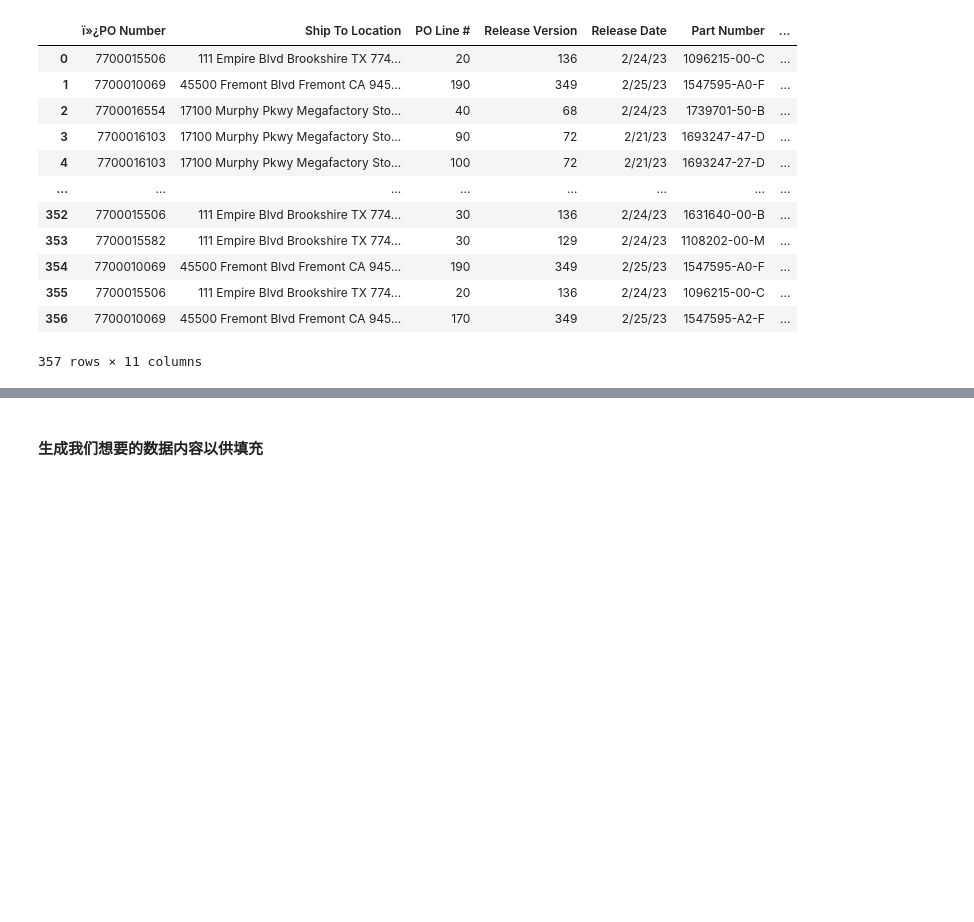
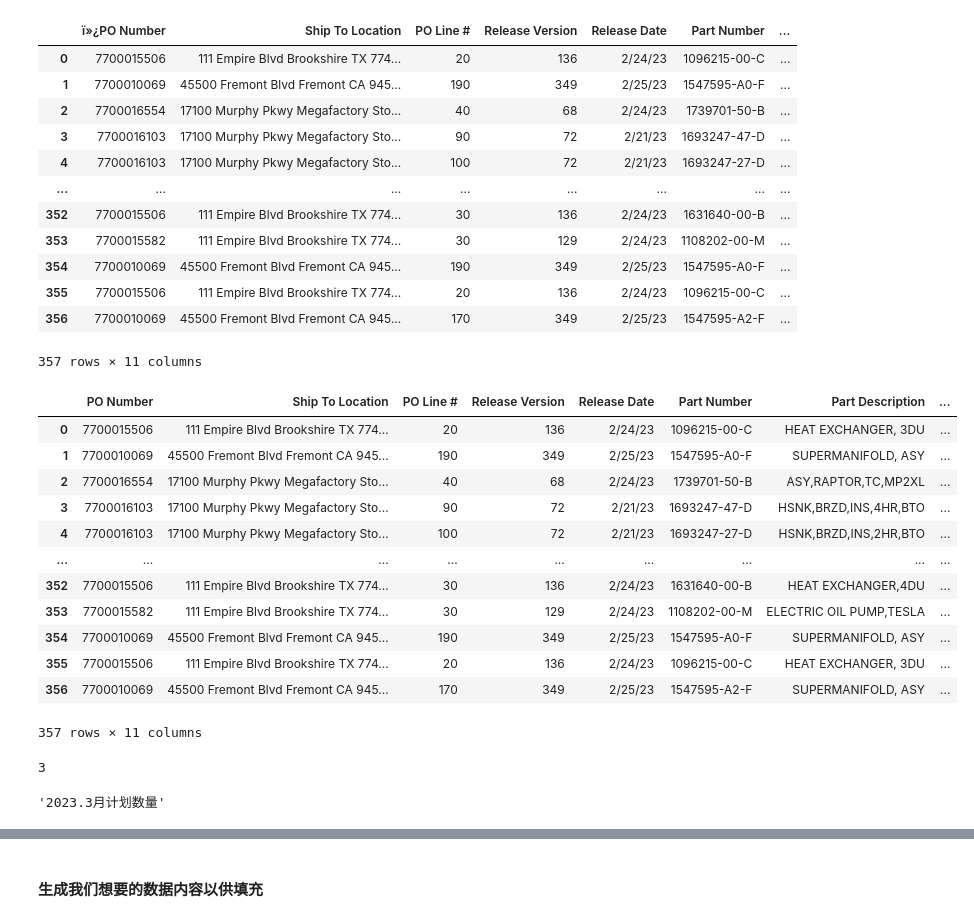
Before and after one commit to DDMeer/sanhuasanhua, a Jupyter notebook: sanhua_analysis.ipynb, the cells around one changed output, grey strips where cells are left out. Cells and saved outputs as stored; diff of their text form; code cells hidden in the pictures; blank space fills up the shorter version.

```diff
--- a/sanhua_analysis.ipynb
+++ b/sanhua_analysis.ipynb
@@ -39,3 +39,31 @@ data
 | 355 | 7700015506 | 111 Empire Blvd Brookshire TX 774... | 20 | 136 | 2/24/23 | 1096215-00-C | ... |
 | 356 | 7700010069 | 45500 Fremont Blvd Fremont CA 945... | 170 | 349 | 2/25/23 | 1547595-A2-F | ... |
 357 rows × 11 columns
+# %%
+#rename一下因为读进来的时候不知道为啥有乱码
+
+data.rename(columns={"ï»¿PO Number":"PO Number"},inplace=True)
+data['Ship Date'] = data['Ship Date'].dt.month
+data
+# %% [output]
+|  | PO Number | Ship To Location | PO Line # | Release Version | Release Date | Part Number | Part Description | ... |
+| 0 | 7700015506 | 111 Empire Blvd Brookshire TX 774... | 20 | 136 | 2/24/23 | 1096215-00-C | HEAT EXCHANGER, 3DU | ... |
+| 1 | 7700010069 | 45500 Fremont Blvd Fremont CA 945... | 190 | 349 | 2/25/23 | 1547595-A0-F | SUPERMANIFOLD, ASY | ... |
+| 2 | 7700016554 | 17100 Murphy Pkwy Megafactory Sto... | 40 | 68 | 2/24/23 | 1739701-50-B | ASY,RAPTOR,TC,MP2XL | ... |
+| 3 | 7700016103 | 17100 Murphy Pkwy Megafactory Sto... | 90 | 72 | 2/21/23 | 1693247-47-D | HSNK,BRZD,INS,4HR,BTO | ... |
+| 4 | 7700016103 | 17100 Murphy Pkwy Megafactory Sto... | 100 | 72 | 2/21/23 | 1693247-27-D | HSNK,BRZD,INS,2HR,BTO | ... |
+| ... | ... | ... | ... | ... | ... | ... | ... | ... |
+| 352 | 7700015506 | 111 Empire Blvd Brookshire TX 774... | 30 | 136 | 2/24/23 | 1631640-00-B | HEAT EXCHANGER,4DU | ... |
+| 353 | 7700015582 | 111 Empire Blvd Brookshire TX 774... | 30 | 129 | 2/24/23 | 1108202-00-M | ELECTRIC OIL PUMP,TESLA | ... |
+| 354 | 7700010069 | 45500 Fremont Blvd Fremont CA 945... | 190 | 349 | 2/25/23 | 1547595-A0-F | SUPERMANIFOLD, ASY | ... |
+| 355 | 7700015506 | 111 Empire Blvd Brookshire TX 774... | 20 | 136 | 2/24/23 | 1096215-00-C | HEAT EXCHANGER, 3DU | ... |
+| 356 | 7700010069 | 45500 Fremont Blvd Fremont CA 945... | 170 | 349 | 2/25/23 | 1547595-A2-F | SUPERMANIFOLD, ASY | ... |
+357 rows × 11 columns
+# %%
+data.iloc[1,7]
+# %% [output]
+3
+# %%
+f'2023.{a}月计划数量'
+# %% [output]
+'2023.3月计划数量'
```
Also changed, not shown: parts of 24 cells of this notebook, 4 other files.
